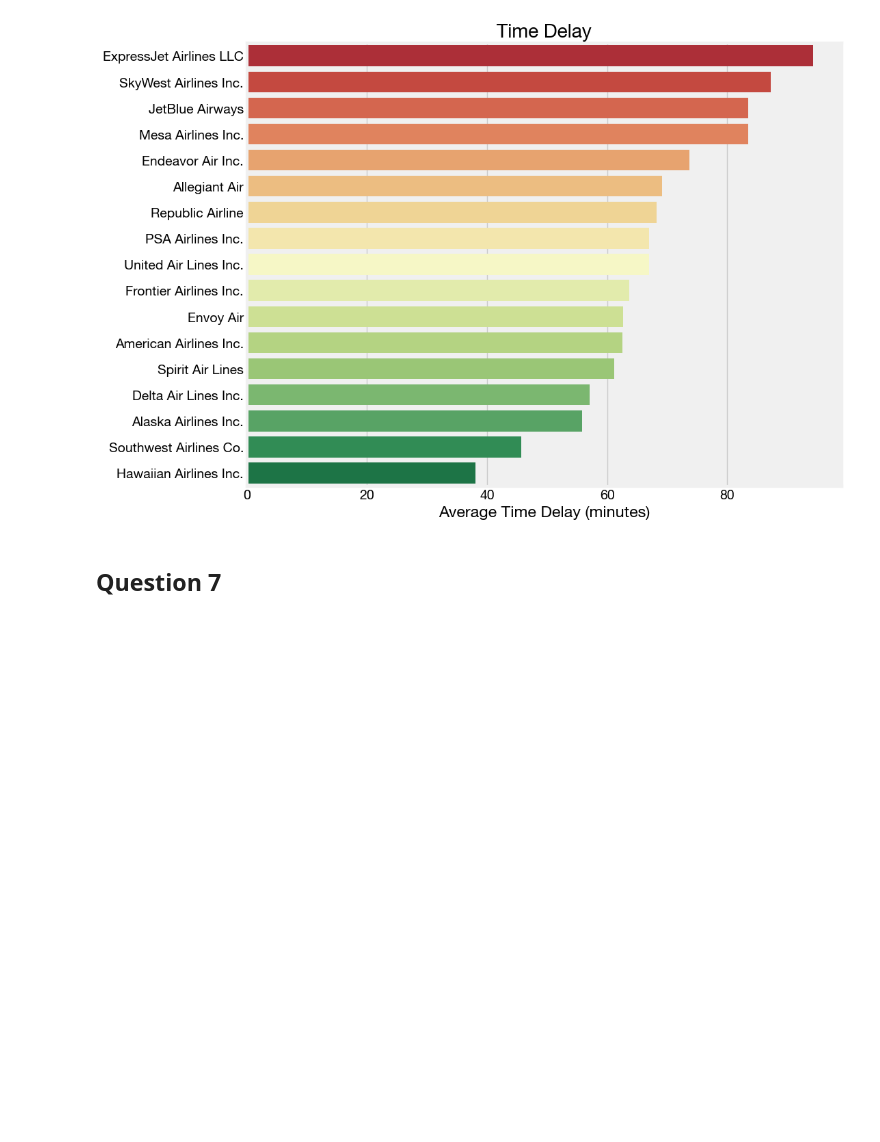
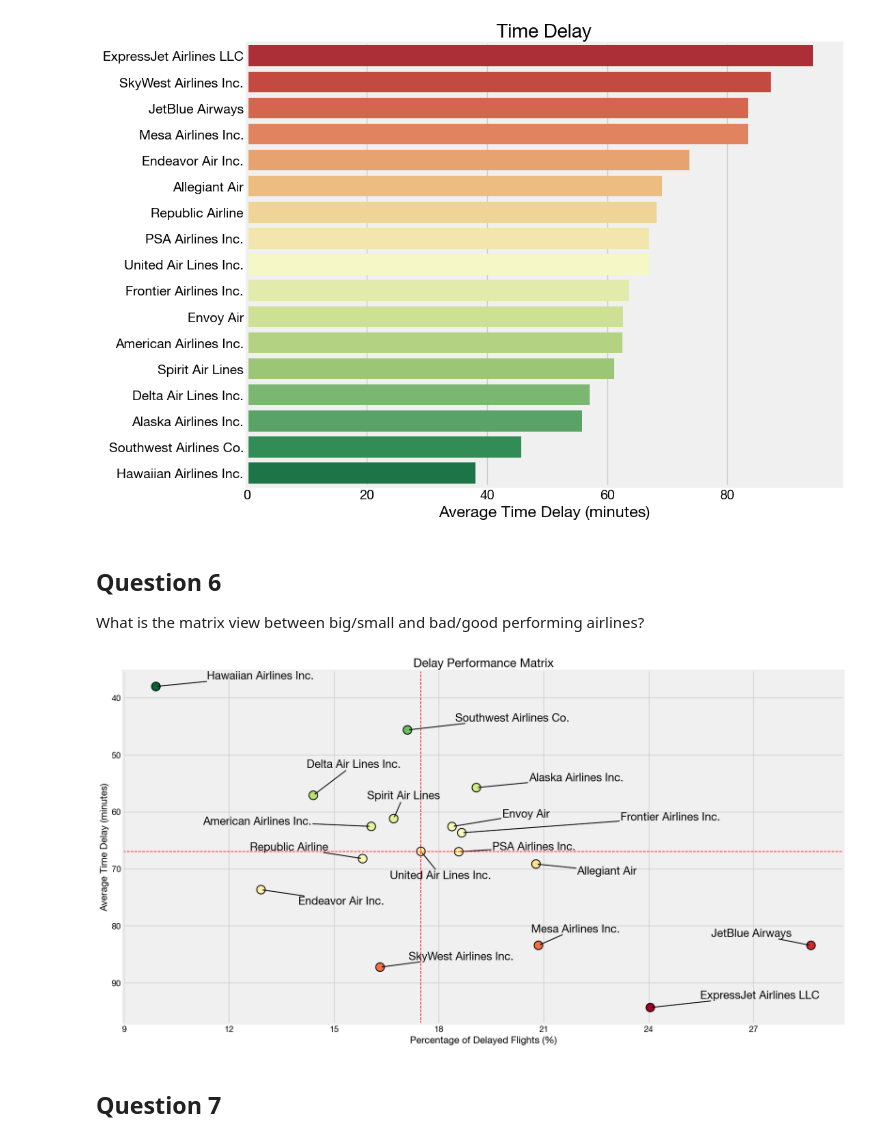
Before and after one commit to dominik117/flight-delays, a Jupyter notebook: eda_airlines.ipynb, the cells around one changed output. Drawn from its saved outputs; the diff is of its cells as text; code cells hidden in the pictures; blank space fills up the shorter version.

```diff
--- a/eda_airlines.ipynb
+++ b/eda_airlines.ipynb
@@ -368,6 +368,44 @@ plt.ylabel('')
 plt.show()
 # %% [output]
 [figure]
+# %% [markdown]
+## Question 6
+What is the matrix view between big/small and bad/good performing airlines?
+# %%
+carrier_delays = df.groupby('carrier_name', observed=False).agg({'arr_flights':'sum', 'arr_del15':'sum', 'arr_delay':'sum'}).reset_index()
+carrier_delays['delay_percentage'] = (carrier_delays['arr_del15'] / carrier_delays['arr_flights']) * 100
+carrier_delays['delay_average'] = (carrier_delays['arr_delay'] / carrier_delays['arr_del15'])
+
+plt.figure(figsize=(19, 10))
+# Gradient color and plots
+carrier_delays['color_metric'] = carrier_delays['delay_percentage'] + carrier_delays['delay_average']
+color_scale = (carrier_delays['color_metric'] - carrier_delays['color_metric'].min()) / (carrier_delays['color_metric'].max() - carrier_delays['color_metric'].min())
+points = plt.scatter(carrier_delays['delay_percentage'], carrier_delays['delay_average'], c=color_scale, cmap='RdYlGn_r', s=200, edgecolors='black', linewidth=1.5)
+
+plt.gca().xaxis.set_major_locator(MaxNLocator(integer=True)) # no decimals
+
+# matrix median lines
+median_delay_percentage = carrier_delays['delay_percentage'].median()
+median_delay_average = carrier_delays['delay_average'].median()
+plt.axvline(median_delay_percentage, color='red', linestyle='--', linewidth=1.2)
+plt.axhline(median_delay_average, color='red', linestyle='--', linewidth=1.2)
+
+plt.gca().invert_yaxis()
+
+plt.title('Delay Performance Matrix', fontsize=20)
+plt.xlabel('Percentage of Delayed Flights (%)', fontsize=16)
+plt.ylabel('Average Time Delay (minutes)', fontsize=16)
+plt.grid(True)
+
+# airline names
+texts = [plt.text(carrier_delays.delay_percentage[i], carrier_delays.delay_average[i],
+                  carrier_delays.carrier_name[i], horizontalalignment='left', size=18.6, color='black')
+         for i in range(carrier_delays.shape[0])]
+adjust_text(texts, expand=(1.97, 2.23), arrowprops=dict(arrowstyle='->', color='black', linewidth=1.5))
+
+plt.show()
+# %% [output]
+[figure, added]
 # %% [markdown]
 ## Question 7
 # %%
```
Also changed, not shown: parts of 12 cells of this notebook, 1 other file.
